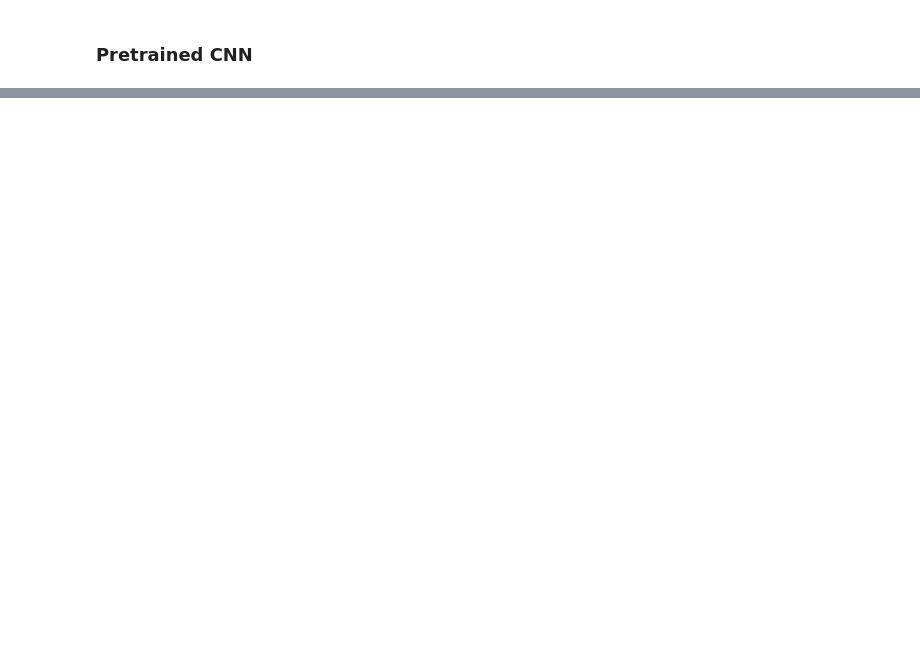
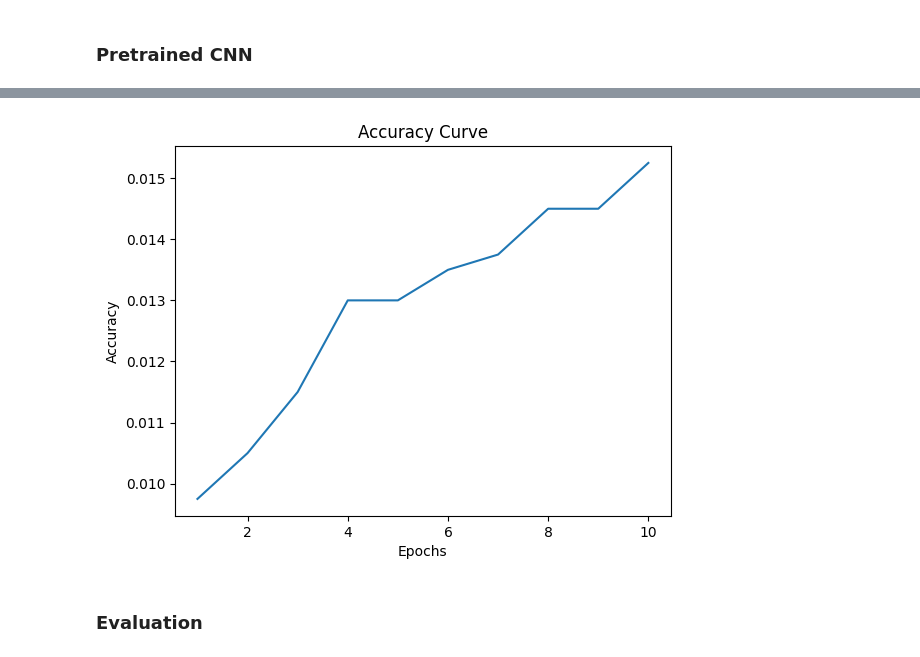
Before and after one commit to radtklau/mnist, a Jupyter notebook: dogs.ipynb, the cells around one changed output, grey strips where cells are left out. Saved outputs shown, nothing was run; the diff lists cells and outputs as text; code cells hidden in the pictures; blank space fills up the shorter version.

```diff
--- a/dogs.ipynb
+++ b/dogs.ipynb
@@ -220,0 +292,13 @@ results = model.fit(X_train, y_train, epochs=10)
+# %%
+#set up the model
+model = Sequential()
+model.add(resnet_model)
+model.add(L.Flatten())
+model.add(L.Dense(64, activation='relu'))
+model.add(L.Dense(120, activation='softmax'))
+# %%
+model.compile(
+    optimizer=keras.optimizers.Adam(learning_rate=0.0001),
+    loss='categorical_crossentropy',
+    metrics=['accuracy']
+)
@@ -220,0 +310,7 @@ results = model.fit(X_train, y_train, epochs=10)
+# %%
+print(X_train.shape)
+print(y_train.shape)
+print(model.summary())
+y_train_one_hot = to_categorical(y_train, num_classes=120)
+print(y_train_one_hot.shape)
+print(y_train_one_hot[0])
@@ -220,0 +337,2 @@ results = model.fit(X_train, y_train, epochs=10)
+# %%
+results = model.fit(X_train, y_train_one_hot, epochs=10)
@@ -220,0 +360,13 @@ results = model.fit(X_train, y_train, epochs=10)
+# %%
+accuracy = results.history['accuracy']
+
+# Plot the accuracy curve
+plt.plot(range(1, len(accuracy) + 1), accuracy)
+plt.xlabel('Epochs')
+plt.ylabel('Accuracy')
+plt.title('Accuracy Curve')
+plt.show()
+# %% [output]
+[figure, added]
+# %% [markdown]
+### Evaluation
```
Also changed, not shown: parts of 15 cells of this notebook, 2 other files.
